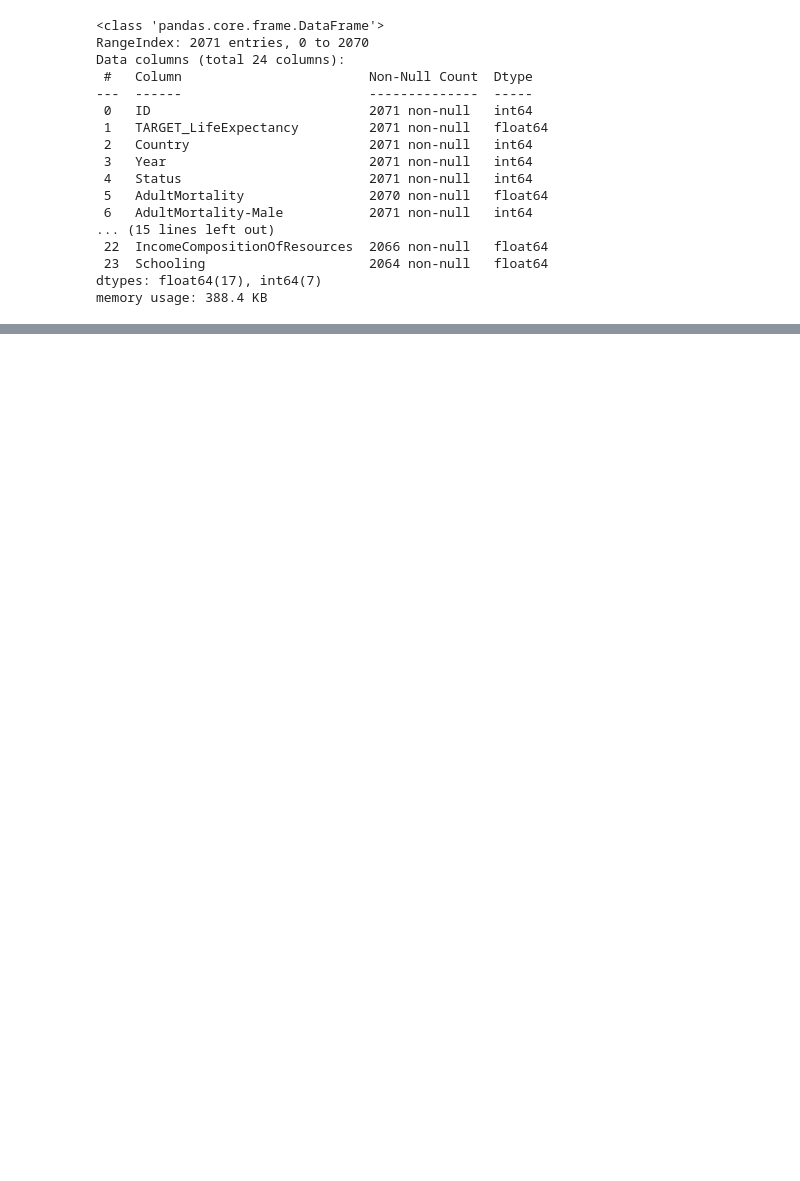
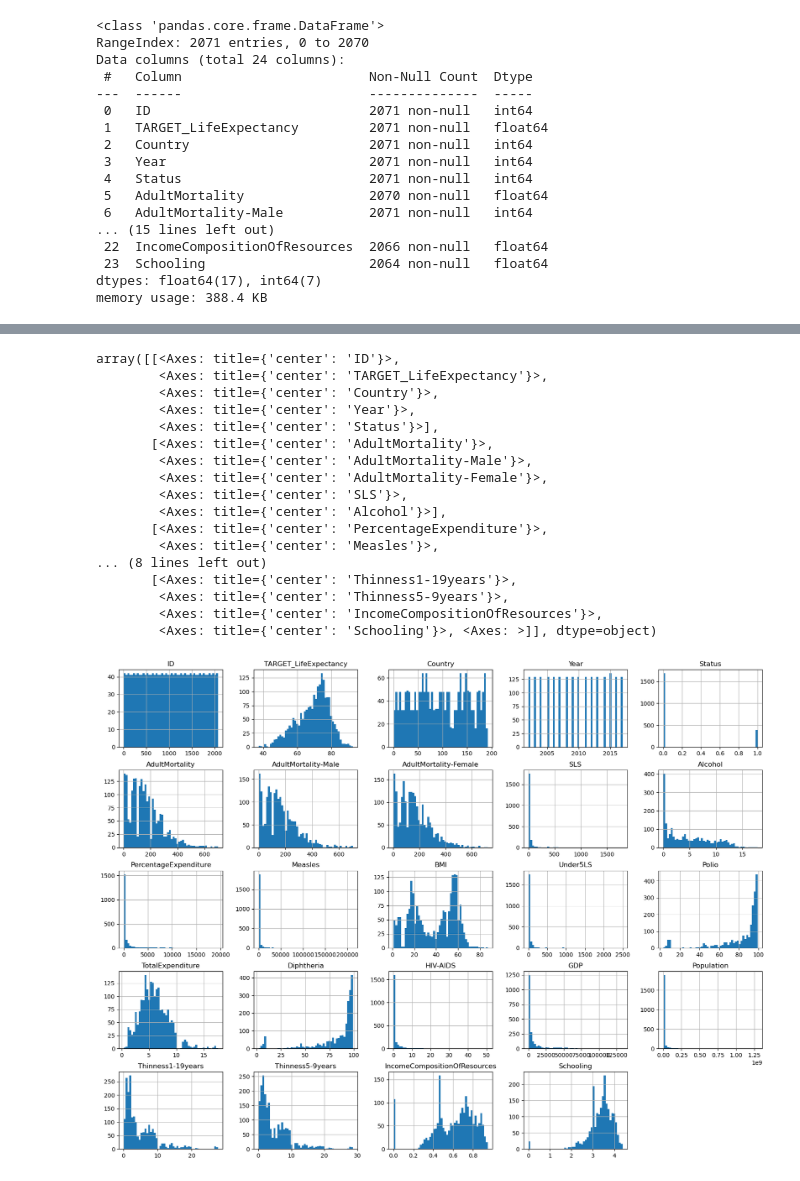
Before and after one commit to KanTheCodingNoob/Machine-Learning-LifeExpectancyPrediction, a Jupyter notebook: COSC2753_A1_S4019548.ipynb, the cells around one changed output, grey strips where cells are left out. Saved outputs shown, nothing was run; the diff lists cells and outputs as text; code cells hidden in the pictures; blank space fills up the shorter version.

Commit message:
Data overview

```diff
--- a/COSC2753_A1_S4019548.ipynb
+++ b/COSC2753_A1_S4019548.ipynb
@@ -64 +73,22 @@ memory usage: 155.9 KB
+# %%
+train_data.hist(bins=50, figsize=(20,15))
+# %% [output]
+array([[<Axes: title={'center': 'ID'}>,
+        <Axes: title={'center': 'TARGET_LifeExpectancy'}>,
+        <Axes: title={'center': 'Country'}>,
+        <Axes: title={'center': 'Year'}>,
+        <Axes: title={'center': 'Status'}>],
+       [<Axes: title={'center': 'AdultMortality'}>,
+        <Axes: title={'center': 'AdultMortality-Male'}>,
+        <Axes: title={'center': 'AdultMortality-Female'}>,
+        <Axes: title={'center': 'SLS'}>,
+        <Axes: title={'center': 'Alcohol'}>],
+       [<Axes: title={'center': 'PercentageExpenditure'}>,
+        <Axes: title={'center': 'Measles'}>,
+... (8 lines left out)
+       [<Axes: title={'center': 'Thinness1-19years'}>,
+        <Axes: title={'center': 'Thinness5-9years'}>,
+        <Axes: title={'center': 'IncomeCompositionOfResources'}>,
+        <Axes: title={'center': 'Schooling'}>, <Axes: >]], dtype=object)
+[figure, added]
 # %% [markdown]
```
Also changed, not shown: parts of 5 cells of this notebook, 2 other files.
